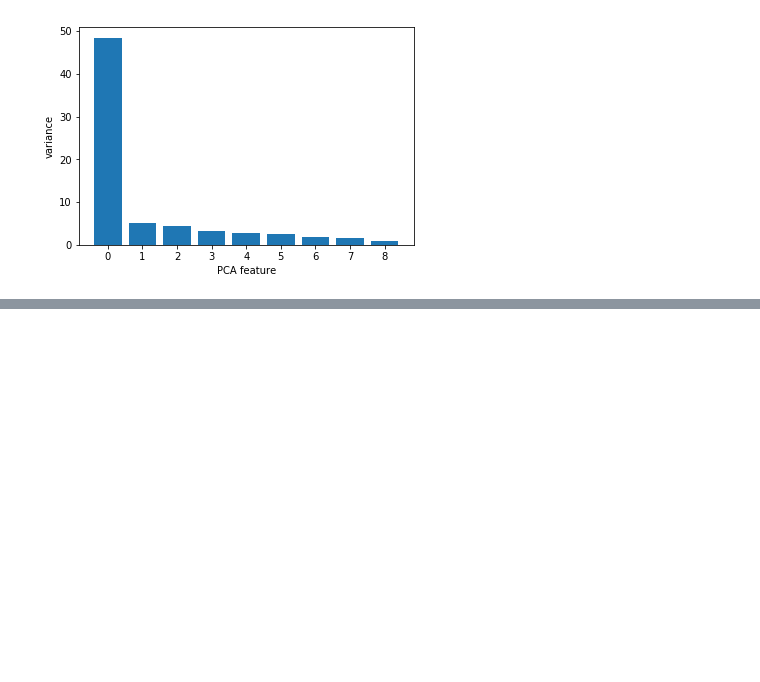
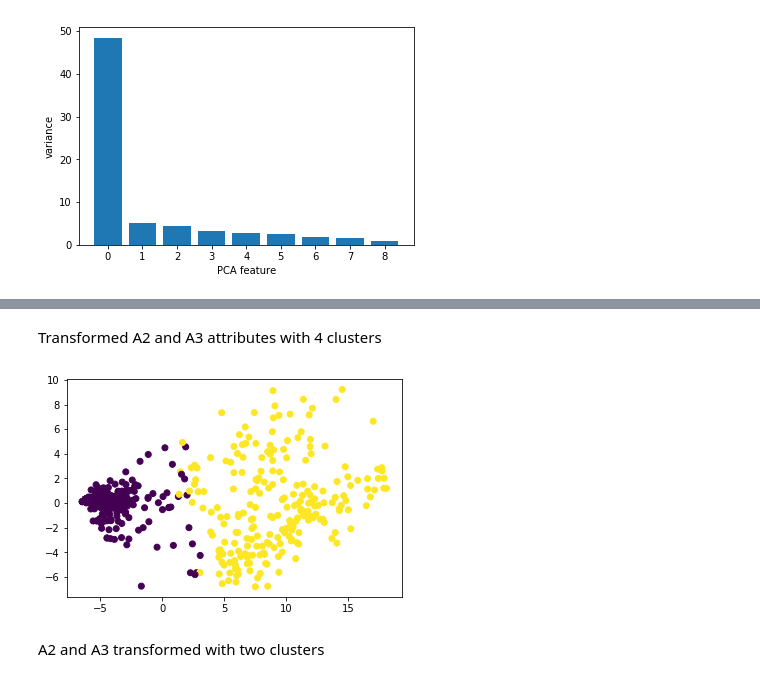
Before and after one commit to iamrajp/G10-PythonProject, a Jupyter notebook: code/Main.ipynb, the cells around one changed output, grey strips where cells are left out. Cells and saved outputs as stored; diff of their text form; code cells hidden in the pictures; blank space fills up the shorter version.

```diff
--- a/code/Main.ipynb
+++ b/code/Main.ipynb
@@ -313,0 +332,9 @@ plt.show()
+# %% [markdown]
+Transformed A2 and A3 attributes with 4 clusters
+# %%
+plt.scatter(xs, ys, c=labels2 )
+plt.show()
+# %% [output]
+[figure, added]
+# %% [markdown]
+A2 and A3 transformed with two clusters
```
Also changed, not shown: parts of 5 cells of this notebook.
